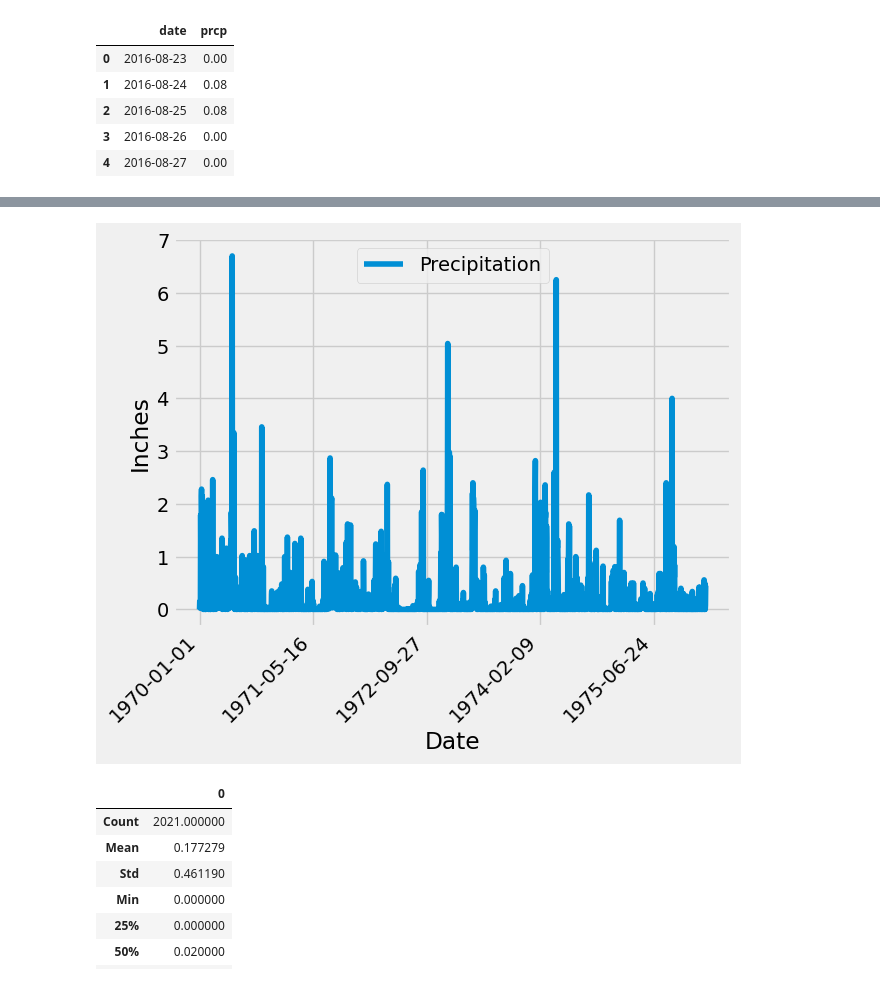
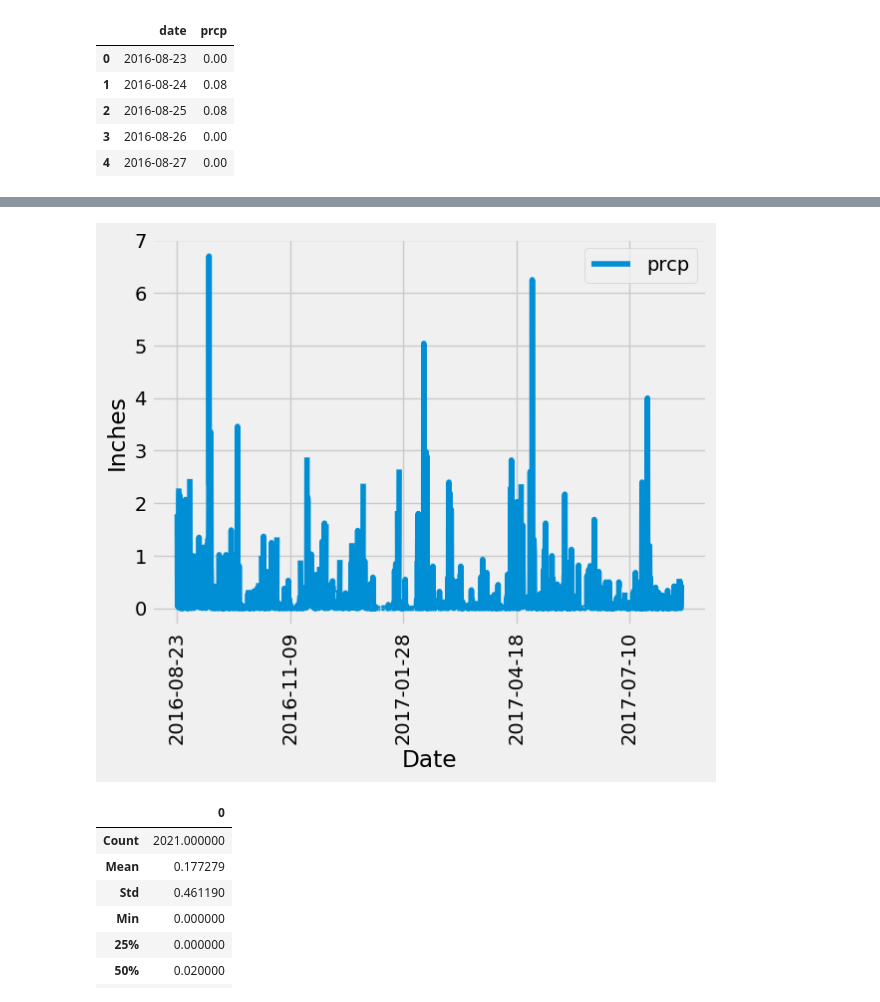
Before and after one commit to LinetOsoro/sqlalchemy-challenge, a Jupyter notebook: climate_notes.ipynb, the cells around one changed output, grey strips where cells are left out. Saved outputs shown, nothing was run; the diff lists cells and outputs as text; code cells hidden in the pictures.

```diff
--- a/climate_notes.ipynb
+++ b/climate_notes.ipynb
@@ -115,0 +103,3 @@ sorted_prcp_results_df.head()
+# %%
+sorted_prcp_results_df = prcp_results_df.sort_values("date")
+sorted_prcp_results_df.head()
@@ -116,36 +113,20 @@ sorted_prcp_results_df.head()
 # %%
 # Use Pandas Plotting with Matplotlib to plot the data
 
-# Convert 'date' column to datetime type
-sorted_prcp_results_df['date'] = pd.to_datetime(sorted_prcp_results_df['date'])
+# Plot the data
+sorted_prcp_results_df.plot(x='date', y='prcp', rot=90, legend="precipitation")
 
-# Filter data for the desired year (e.g., 2016)
-start_date = '2016-08-23'
-end_date = '2017-08-23'
-filtered_df = sorted_prcp_results_df[(sorted_prcp_results_df['date'] >= start_date) & (sorted_prcp_results_df['date'] <= end_date)]
-
-# plot the data
-filtered_df['prcp'].plot(label='Precipitation')
-
-# Set labels and title
+# Set labels
 plt.xlabel('Date')
 plt.ylabel('Inches')
-
-# Add legend
-plt.legend()
-
-# Format x-axis tick labels
-plt.xticks(rotation=45, ha='right')
-plt.gca().xaxis.set_major_formatter(mdates.DateFormatter('%Y-%m-%d'))
-
 
 # Save the plot as an image
 # plt.savefig('precipitation_plot.png')
 
-# Display the plot
+# Show the plot
 plt.show()
 # %% [output]
-[figure, old version]
+[figure, new version]
 # %%
 # Use Pandas to calculate the summary statistics for the precipitation data
 count = prcp_results_df['prcp'].count()
```
Also changed, not shown: parts of 8 cells of this notebook, 1 other file.
